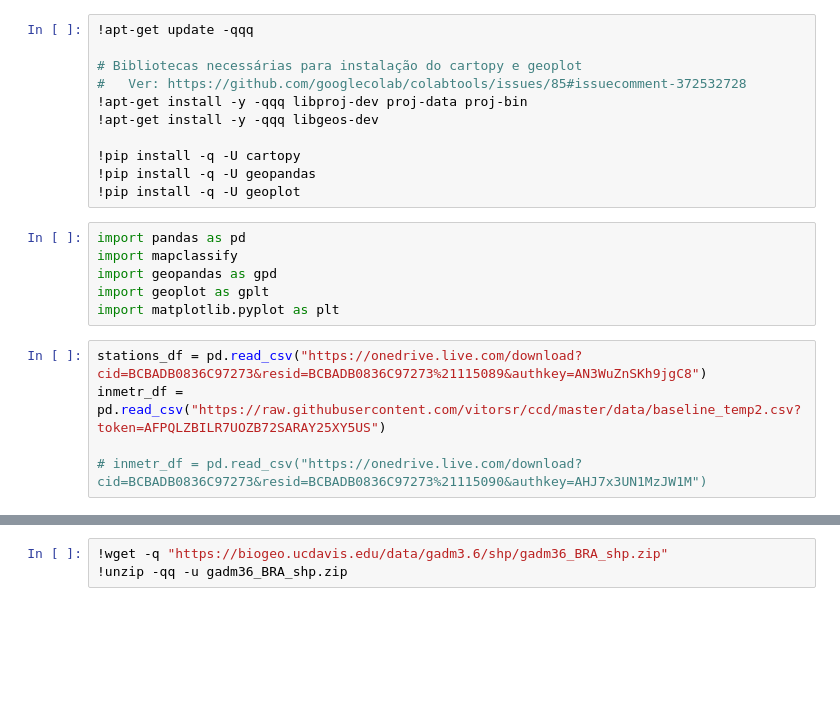
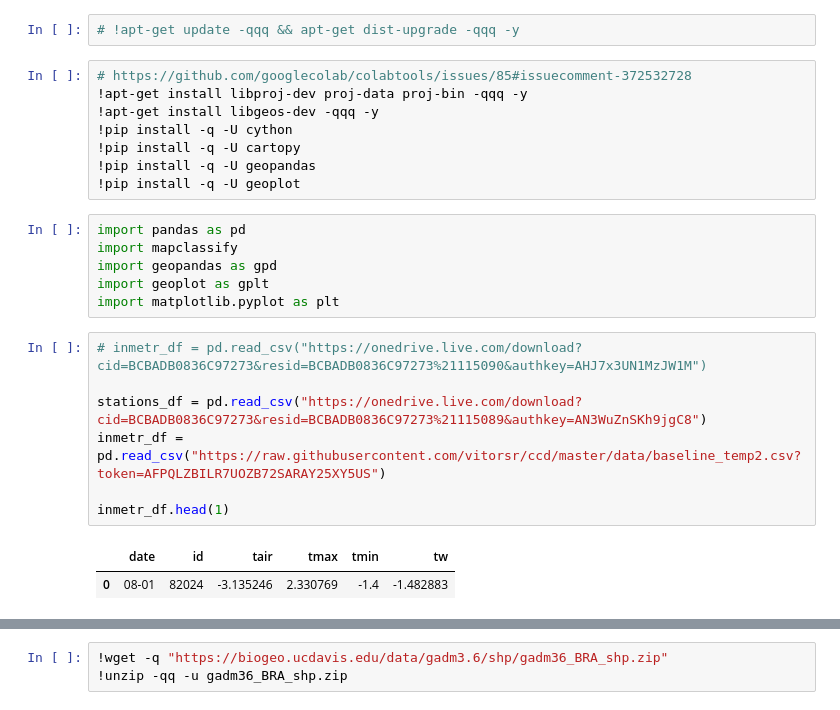
Before and after one commit to andrefellipe/ccd, a Jupyter notebook: maps.ipynb, the cells around one changed output, grey strips where cells are left out. Cells and saved outputs as stored; diff of their text form; blank space fills up the shorter version.

```diff
--- a/maps.ipynb
+++ b/maps.ipynb
@@ -1,13 +1,12 @@
 # %% [markdown]
 <a href="https://colab.research.google.com/github/vitorsr/ccd/blob/master/maps.ipynb" target="_parent"><img src="https://colab.research.google.com/assets/colab-badge.svg" alt="Open In Colab"/></a>
+# %%
+# !apt-get update -qqq && apt-get dist-upgrade -qqq -y
 # %%
-!apt-get update -qqq
-
-# Bibliotecas necessárias para instalação do cartopy e geoplot
-#   Ver: https://github.com/googlecolab/colabtools/issues/85#issuecomment-372532728
-!apt-get install -y -qqq libproj-dev proj-data proj-bin
-!apt-get install -y -qqq libgeos-dev
-
+# https://github.com/googlecolab/colabtools/issues/85#issuecomment-372532728
+!apt-get install libproj-dev proj-data proj-bin -qqq -y
+!apt-get install libgeos-dev -qqq -y
+!pip install -q -U cython
 !pip install -q -U cartopy
 !pip install -q -U geopandas
 !pip install -q -U geoplot
@@ -18,7 +17,12 @@ import geopandas as gpd
 import geoplot as gplt
 import matplotlib.pyplot as plt
 # %%
+# inmetr_df = pd.read_csv("https://onedrive.live.com/download?cid=BCBADB0836C97273&resid=BCBADB0836C97273%21115090&authkey=AHJ7x3UN1MzJW1M")
+
 stations_df = pd.read_csv("https://onedrive.live.com/download?cid=BCBADB0836C97273&resid=BCBADB0836C97273%21115089&authkey=AN3WuZnSKh9jgC8")
 inmetr_df = pd.read_csv("https://raw.githubusercontent.com/vitorsr/ccd/master/data/baseline_temp2.csv?token=AFPQLZBILR7UOZB72SARAY25XY5US")
 
-# inmetr_df = pd.read_csv("https://onedrive.live.com/download?cid=BCBADB0836C97273&resid=BCBADB0836C97273%21115090&authkey=AHJ7x3UN1MzJW1M")
+inmetr_df.head(1)
+# %% [output]
+|  | date | id | tair | tmax | tmin | tw |
+| 0 | 08-01 | 82024 | -3.135246 | 2.330769 | -1.4 | -1.482883 |
```
Also changed, not shown: parts of 19 cells of this notebook.
